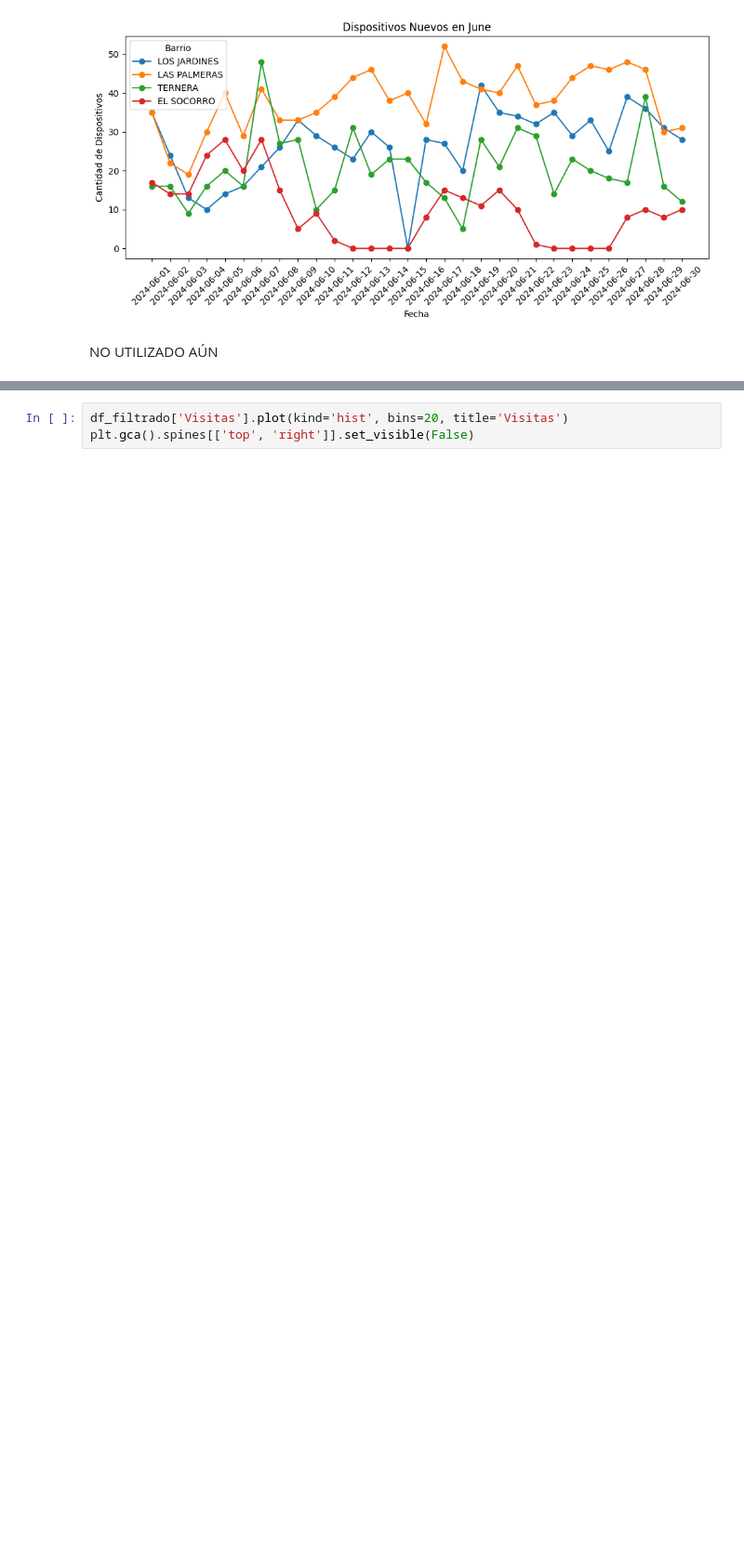
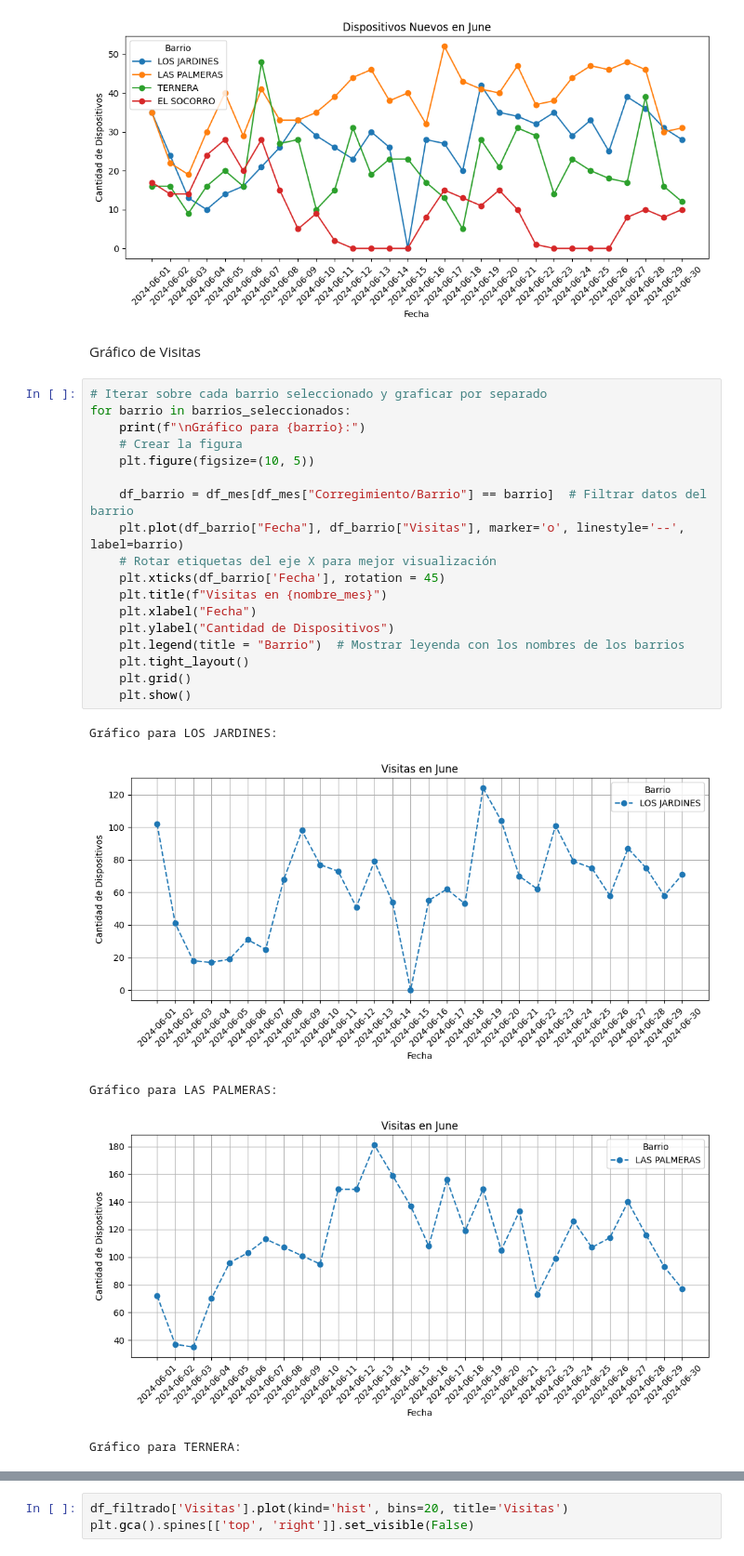
Before and after one commit to JosePimienta/Zonas-WIFI, a Jupyter notebook: Estudio_de_zonas_wifi_en_la_ciudad_de_Cartagena.ipynb, the cells around one changed output, grey strips where cells are left out. Shown at 93% size. Drawn from its saved outputs; the diff is of its cells as text; blank space fills up the shorter version.

Commit message:
Inclusión de gráficos de Visitas

```diff
--- a/Estudio_de_zonas_wifi_en_la_ciudad_de_Cartagena.ipynb
+++ b/Estudio_de_zonas_wifi_en_la_ciudad_de_Cartagena.ipynb
@@ -256,5 +256,29 @@ plt.tight_layout()
 plt.show()
 # %% [output]
 [figure]
-# %% [markdown]
-NO UTILIZADO AÚN
+# %% [markdown]
+Gráfico de Visitas
+# %%
+# Iterar sobre cada barrio seleccionado y graficar por separado
+for barrio in barrios_seleccionados:
+    print(f"\nGráfico para {barrio}:")
+    # Crear la figura
+    plt.figure(figsize=(10, 5))
+
+    df_barrio = df_mes[df_mes["Corregimiento/Barrio"] == barrio]  # Filtrar datos del barrio
+    plt.plot(df_barrio["Fecha"], df_barrio["Visitas"], marker='o', linestyle='--', label=barrio)
+    # Rotar etiquetas del eje X para mejor visualización
+    plt.xticks(df_barrio['Fecha'], rotation = 45)
+    plt.title(f"Visitas en {nombre_mes}")
+    plt.xlabel("Fecha")
+    plt.ylabel("Cantidad de Dispositivos")
+    plt.legend(title = "Barrio")  # Mostrar leyenda con los nombres de los barrios
+    plt.tight_layout()
+    plt.grid()
+    plt.show()
+# %% [output]
+Gráfico para LOS JARDINES:
+[figure, added]
+Gráfico para LAS PALMERAS:
+[figure, added]
+Gráfico para TERNERA:
```
Also changed, not shown: parts of 2 cells of this notebook.
